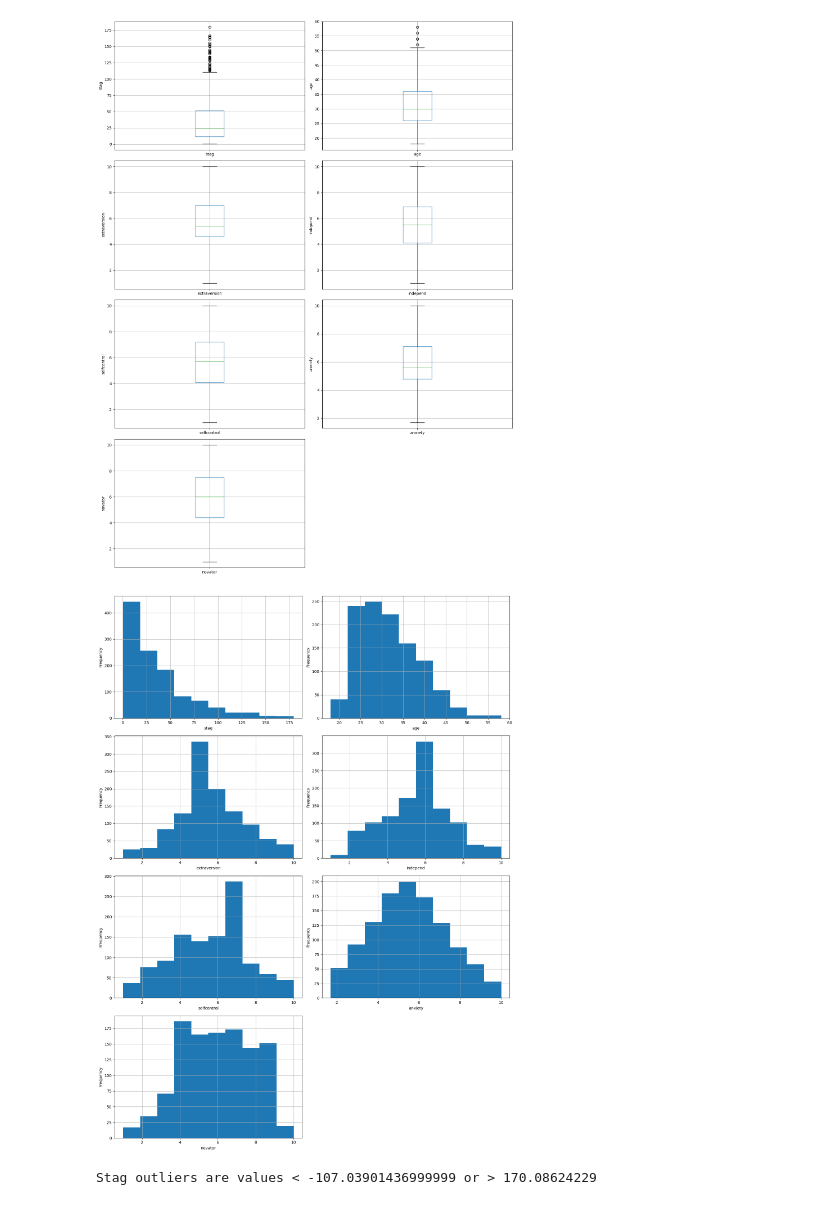
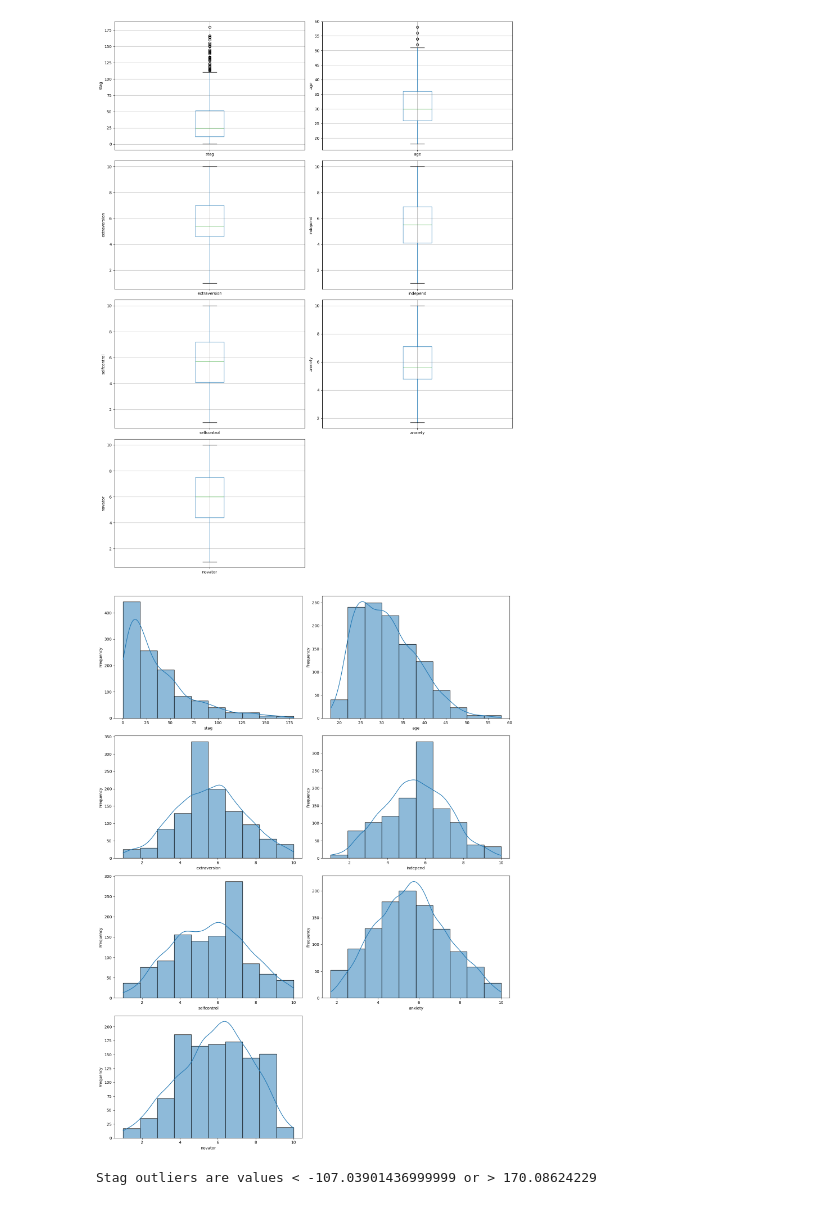
Before and after one commit to jathurT/Employee-Turnover-Prediction-ML, a Jupyter notebook: Logostic Regression Model.ipynb, the cells around one changed output. Cells and saved outputs as stored; diff of their text form; code cells hidden in the pictures.

```diff
--- a/Logostic Regression Model.ipynb
+++ b/Logostic Regression Model.ipynb
@@ -507,25 +498,18 @@ plt.show()
 # %% [output]
 [figure]
 # %%
-import matplotlib.pyplot as plt
-
-# Create a figure with a specified size
 plt.figure(figsize=(15, 20))
-
-# List of columns to plot
 columns = ['stag', 'age', 'extraversion', 'independ', 'selfcontrol', 'anxiety', 'novator']
 
-# Loop through the columns and create a subplot for each
 for i, column in enumerate(columns, 1):
     plt.subplot(4, 2, i)
-    fig = df[column].hist(bins=10)
-    fig.set_xlabel(column)
-    fig.set_ylabel('Frequency')
+    sns.histplot(df[column], bins=10, kde=True)
+    plt.xlabel(column)
+    plt.ylabel('Frequency')
 
-# Show the plot
 plt.tight_layout()
 plt.show()
 # %% [output]
-[figure, old version]
+[figure, new version]
 # %%
 # find outliers for Stag variable
```
Also changed, not shown: parts of 49 cells of this notebook.
